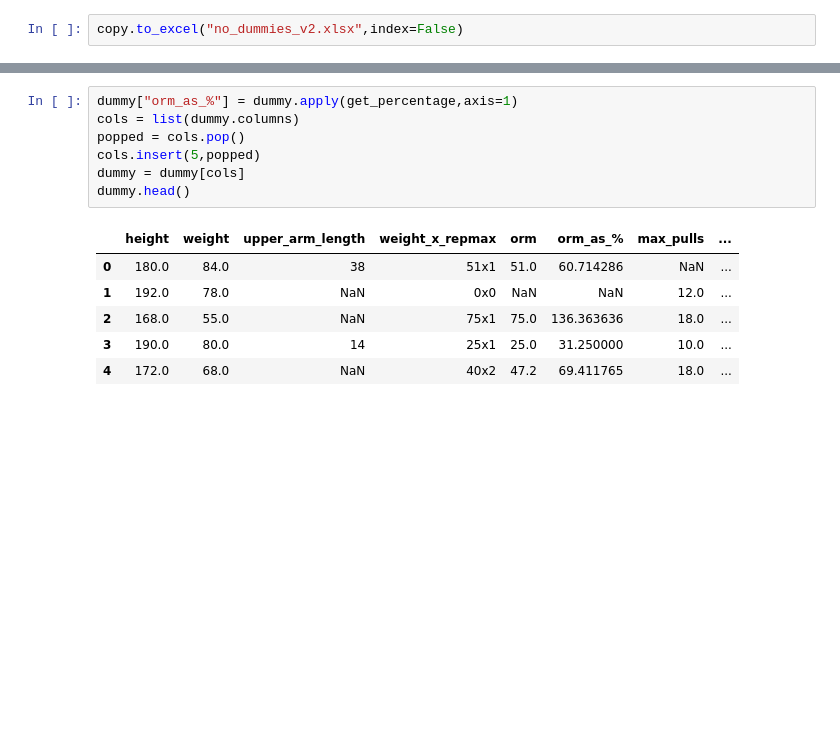
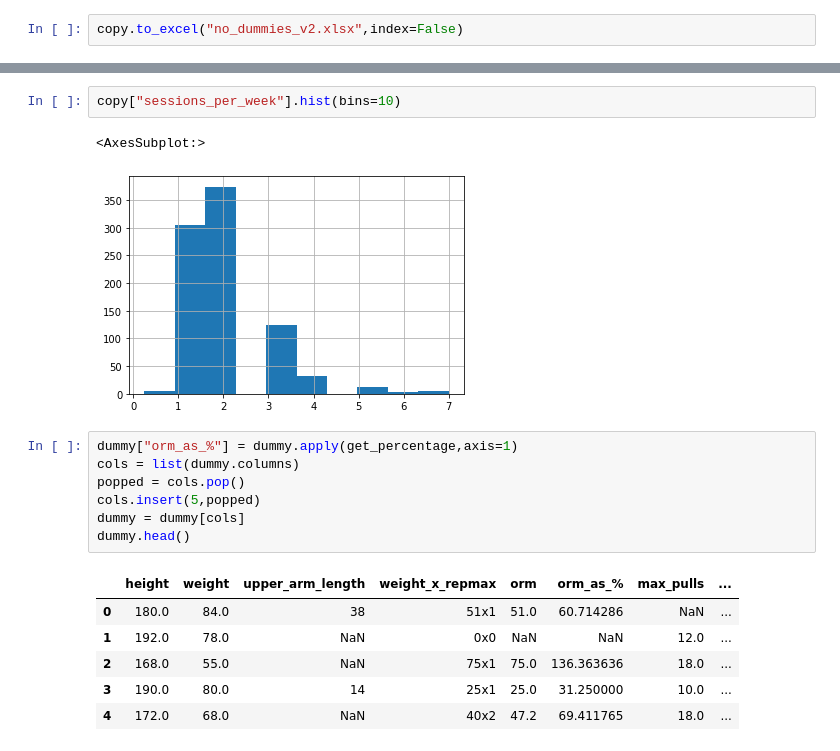
Before and after one commit to JYC11/weightedpull_oac, a Jupyter notebook: exploratory_data_analysis.ipynb, the cells around one changed output, grey strips where cells are left out. Cells and saved outputs as stored; diff of their text form; blank space fills up the shorter version.

```diff
--- a/exploratory_data_analysis.ipynb
+++ b/exploratory_data_analysis.ipynb
@@ -191,3 +218,8 @@ copy.to_excel("no_dummies_v2.xlsx",index=False)
+# %%
+copy["sessions_per_week"].hist(bins=10)
+# %% [output]
+<AxesSubplot:>
+[figure, added]
 # %%
 dummy["orm_as_%"] = dummy.apply(get_percentage,axis=1)
 cols = list(dummy.columns)
```
Also changed, not shown: parts of 23 cells of this notebook, 4 other files.
